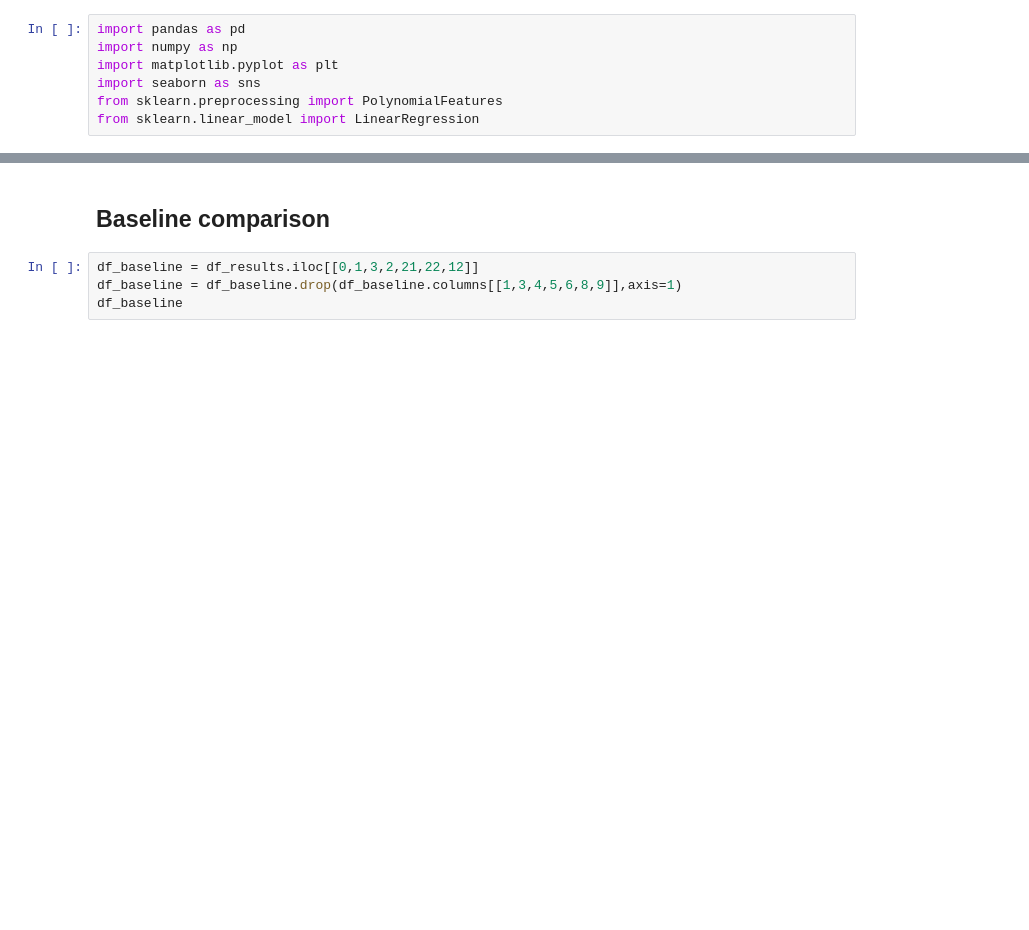
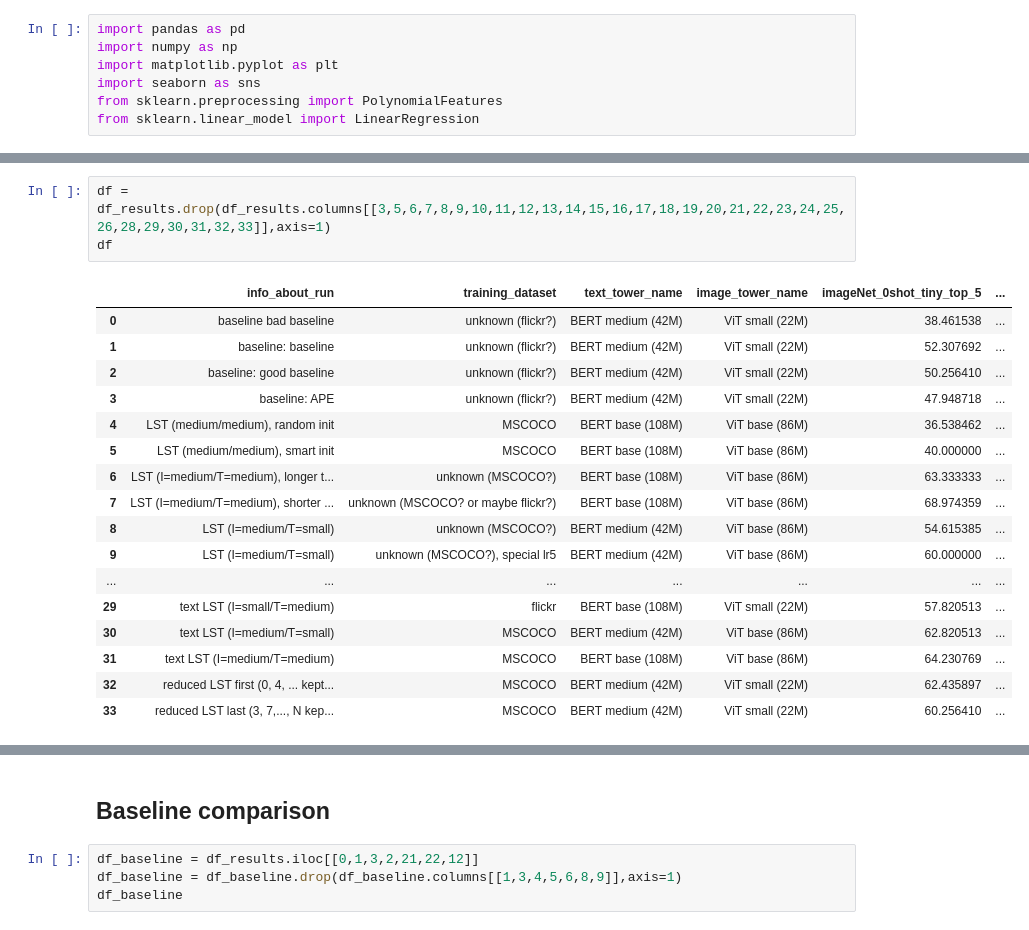
Before and after one commit to CarrelV/master_lit, a Jupyter notebook: graph.ipynb, the cells around one changed output, grey strips where cells are left out. Saved outputs shown, nothing was run; the diff lists cells and outputs as text; blank space fills up the shorter version.

```diff
--- a/graph.ipynb
+++ b/graph.ipynb
@@ -31,0 +33,21 @@ df_results
+# %%
+df = df_results.drop(df_results.columns[[3,5,6,7,8,9,10,11,12,13,14,15,16,17,18,19,20,21,22,23,24,25,26,28,29,30,31,32,33]],axis=1)
+df
+# %% [output]
+|  | info_about_run | training_dataset | text_tower_name | image_tower_name | imageNet_0shot_tiny_top_5 | ... |
+| 0 | baseline bad baseline | unknown (flickr?) | BERT medium (42M) | ViT small (22M) | 38.461538 | ... |
+| 1 | baseline: baseline | unknown (flickr?) | BERT medium (42M) | ViT small (22M) | 52.307692 | ... |
+| 2 | baseline: good baseline | unknown (flickr?) | BERT medium (42M) | ViT small (22M) | 50.256410 | ... |
+| 3 | baseline: APE | unknown (flickr?) | BERT medium (42M) | ViT small (22M) | 47.948718 | ... |
+| 4 | LST (medium/medium), random init | MSCOCO | BERT base (108M) | ViT base (86M) | 36.538462 | ... |
+| 5 | LST (medium/medium), smart init | MSCOCO | BERT base (108M) | ViT base (86M) | 40.000000 | ... |
+| 6 | LST (I=medium/T=medium), longer t... | unknown (MSCOCO?) | BERT base (108M) | ViT base (86M) | 63.333333 | ... |
+| 7 | LST (I=medium/T=medium), shorter ... | unknown (MSCOCO? or maybe flickr?) | BERT base (108M) | ViT base (86M) | 68.974359 | ... |
+| 8 | LST (I=medium/T=small) | unknown (MSCOCO?) | BERT medium (42M) | ViT base (86M) | 54.615385 | ... |
+| 9 | LST (I=medium/T=small) | unknown (MSCOCO?), special lr5 | BERT medium (42M) | ViT base (86M) | 60.000000 | ... |
+| ... | ... | ... | ... | ... | ... | ... |
+| 29 | text LST (I=small/T=medium) | flickr | BERT base (108M) | ViT small (22M) | 57.820513 | ... |
+| 30 | text LST (I=medium/T=small) | MSCOCO | BERT medium (42M) | ViT base (86M) | 62.820513 | ... |
+| 31 | text LST (I=medium/T=medium) | MSCOCO | BERT base (108M) | ViT base (86M) | 64.230769 | ... |
+| 32 | reduced LST first (0, 4, ... kept... | MSCOCO | BERT medium (42M) | ViT small (22M) | 62.435897 | ... |
+| 33 | reduced LST last (3, 7,..., N kep... | MSCOCO | BERT medium (42M) | ViT small (22M) | 60.256410 | ... |
```
Also changed, not shown: parts of 5 cells of this notebook, 2 other files.
